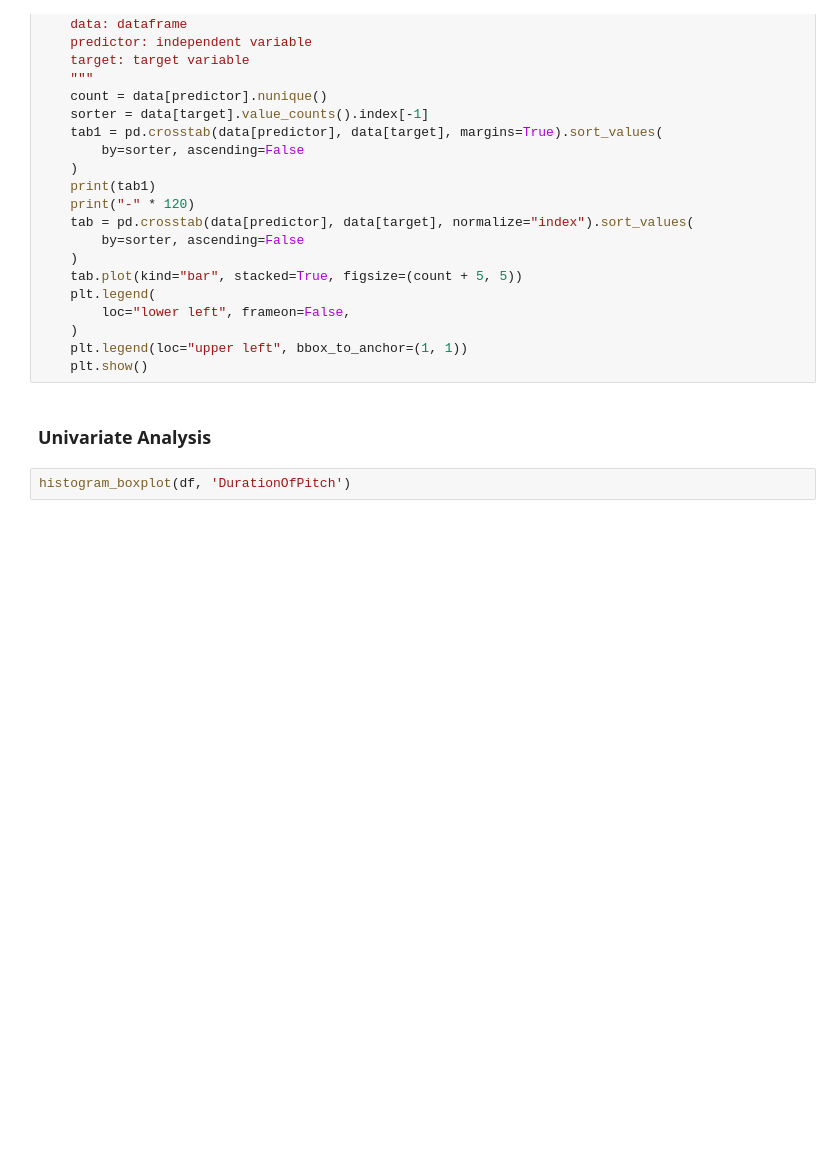
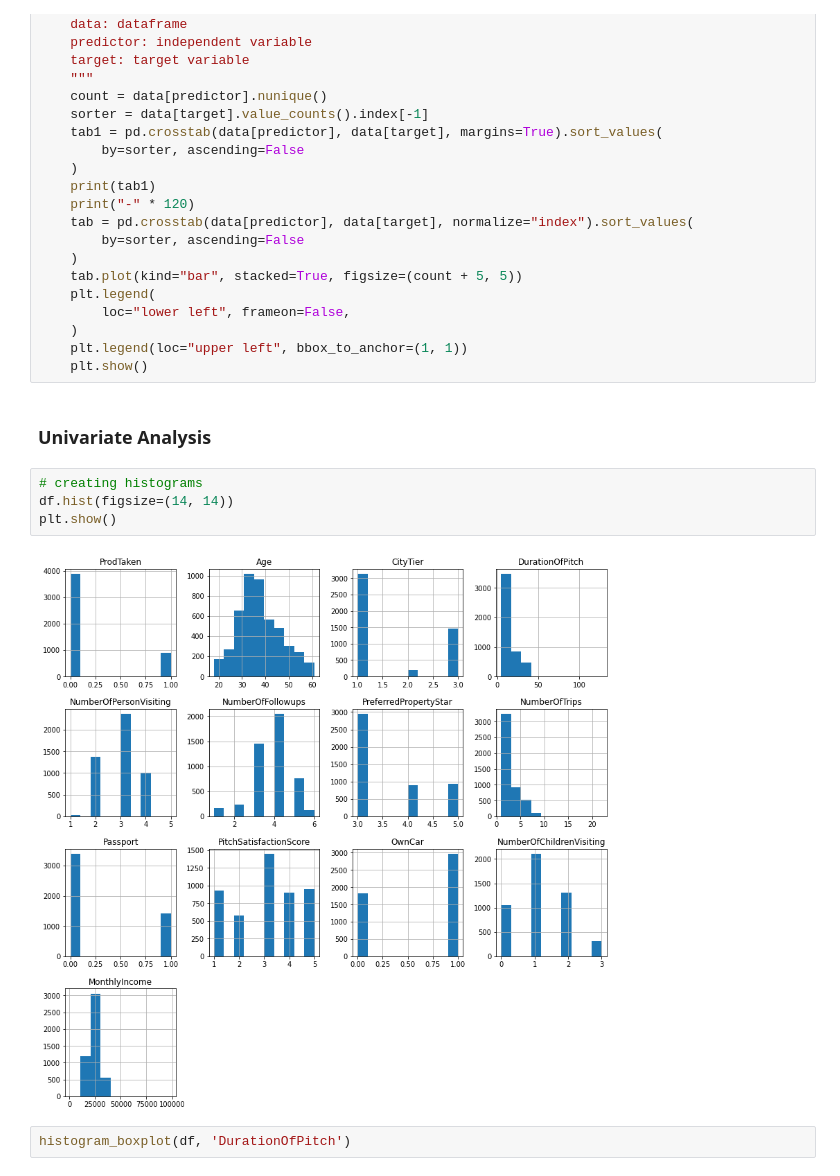
Before and after one commit to jarato123/AI-Class, a Jupyter notebook: Ensemble Techniques/ET Final Project/ET Final Project.ipynb, the cells around one changed output. Cells and saved outputs as stored; diff of their text form; blank space fills up the shorter version.

```diff
--- a/Ensemble Techniques/ET Final Project/ET Final Project.ipynb
+++ b/Ensemble Techniques/ET Final Project/ET Final Project.ipynb
@@ -466,6 +467,12 @@ def stacked_barplot(data, predictor, target):
     plt.show()
 # %% [markdown]
 ### Univariate Analysis
+# %%
+# creating histograms
+df.hist(figsize=(14, 14))
+plt.show()
+# %% [output]
+[figure, added]
 # %%
 histogram_boxplot(df, 'DurationOfPitch')
 # %% [output]
```
Also changed, not shown: parts of 4 cells of this notebook, 24 other files.
